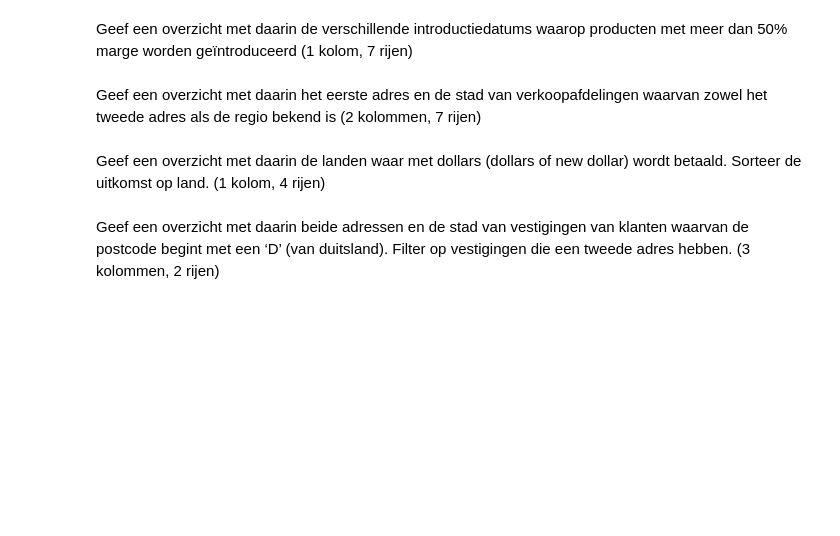
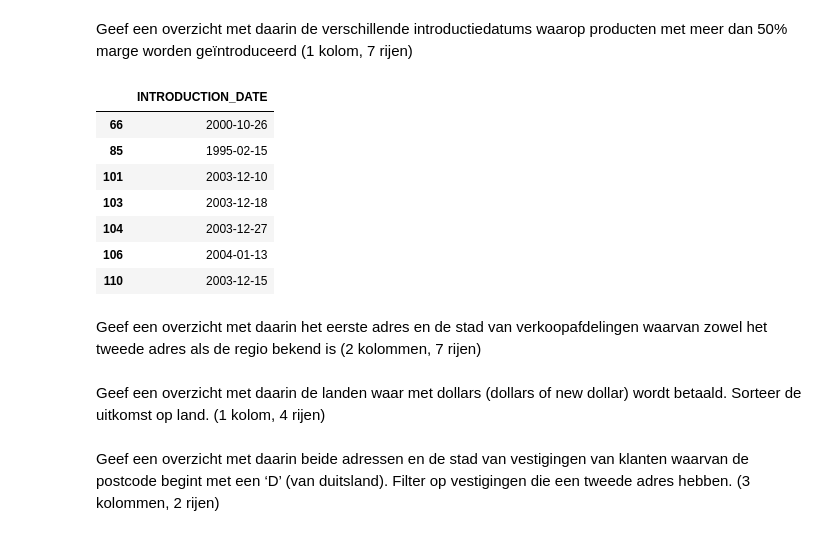
Before and after one commit to RobbertSchwarze/SEM4Robbert, a Jupyter notebook: DEAI - Pythonweek WC Dataselectie met pandas/Opdrachten.ipynb, the cells around one changed output. Cells and saved outputs as stored; diff of their text form; code cells hidden in the pictures; blank space fills up the shorter version.

Commit message:
[Opdracht] marge meer dan 50%

```diff
--- a/DEAI - Pythonweek WC Dataselectie met pandas/Opdrachten.ipynb
+++ b/DEAI - Pythonweek WC Dataselectie met pandas/Opdrachten.ipynb
@@ -188,5 +204,25 @@ Geef een overzicht met daarin de landen waar met francs wordt betaald. Sorteer d
 # %% [markdown]
 Geef een overzicht met daarin de verschillende introductiedatums waarop producten met meer dan 50% marge worden geïntroduceerd (1 kolom, 7 rijen)
+# %%
+# Lees de query om een variabele aan te maken
+# Maak een boolean waarin je marge met meer dan 50% selecteert.
+# Kolommen 'INTRODUCTION_DATE' en 'MARGIN'
+# Sinds we verschillende waardes willen moeten we drop_duplicates gebruiken
+
+product = pd.read_sql(select_all_product, conn)
+
+marge_meer_dan_vijftig = ((product['MARGIN']) > 0.5)
+
+product.loc[marge_meer_dan_vijftig, ['INTRODUCTION_DATE']].drop_duplicates('INTRODUCTION_DATE')
+# %% [output]
+|  | INTRODUCTION_DATE |
+| 66 | 2000-10-26 |
+| 85 | 1995-02-15 |
+| 101 | 2003-12-10 |
+| 103 | 2003-12-18 |
+| 104 | 2003-12-27 |
+| 106 | 2004-01-13 |
+| 110 | 2003-12-15 |
 # %% [markdown]
 Geef een overzicht met daarin het eerste adres en de stad van verkoopafdelingen waarvan zowel het tweede adres als de regio bekend is (2 kolommen, 7 rijen)
 # %% [markdown]
```
Also changed, not shown: parts of 1 cell of this notebook.
